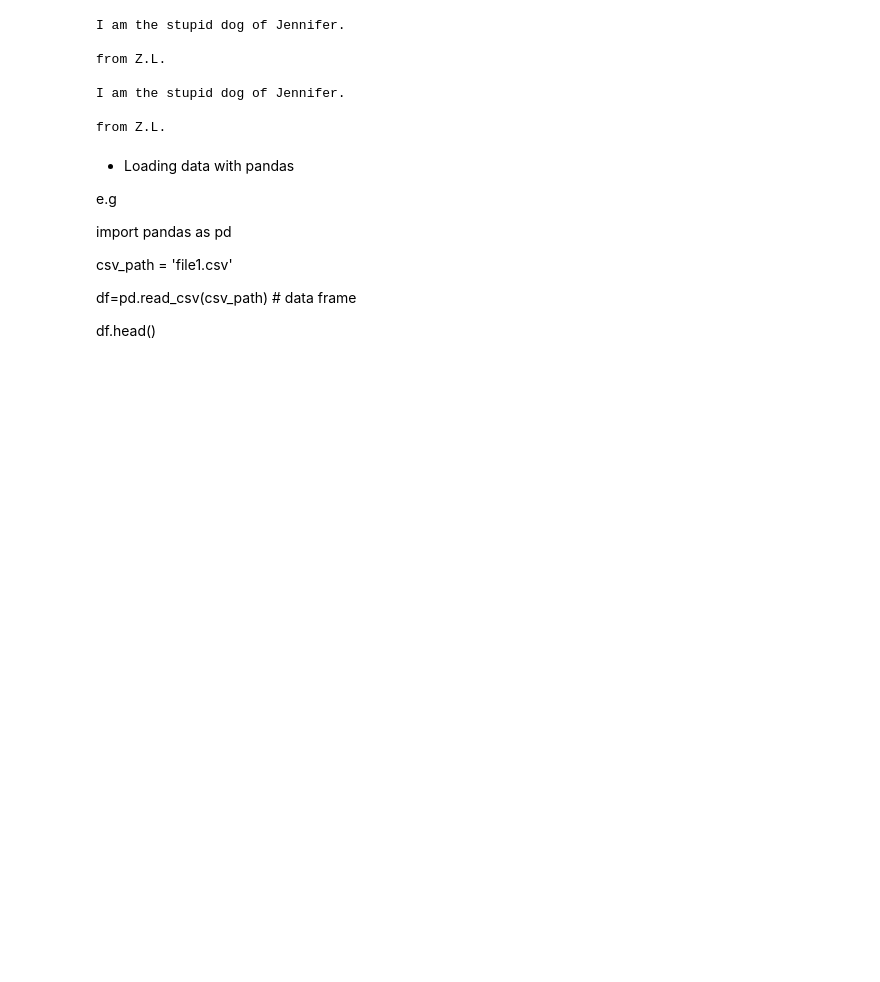
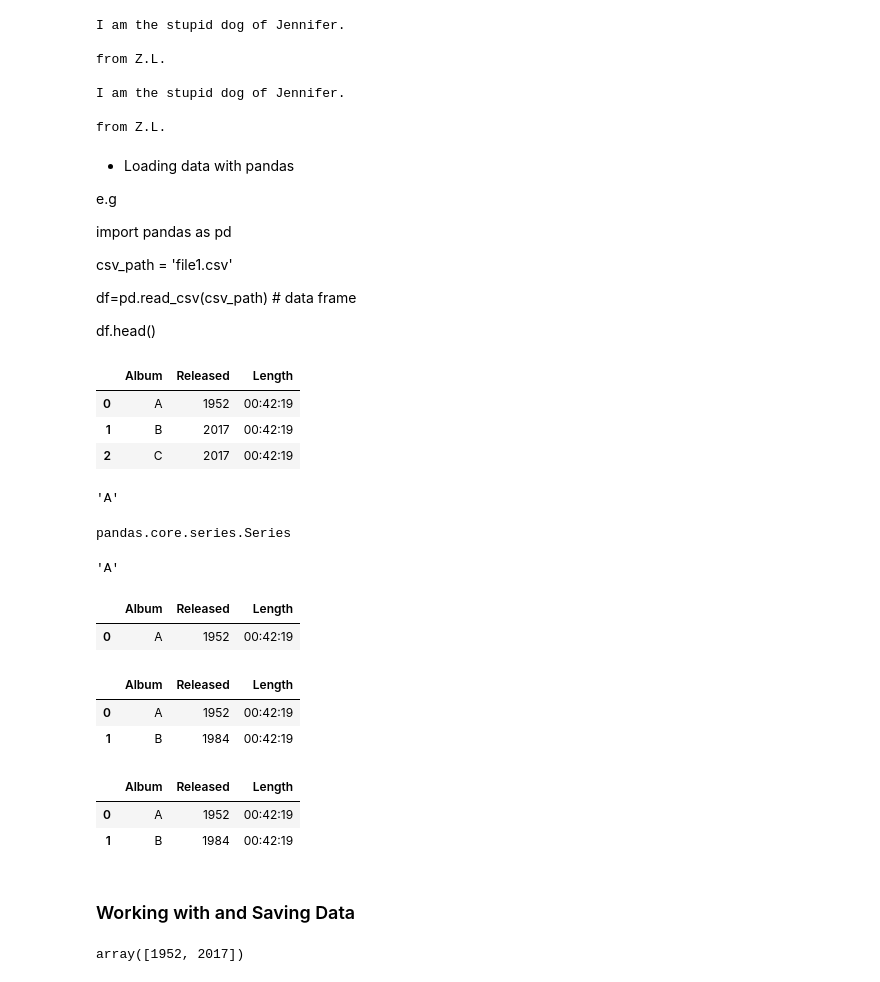
Before and after one commit to jenniferya/Python-notes, a Jupyter notebook: notes/notes.ipynb, the cells around one changed output. Cells and saved outputs as stored; diff of their text form; code cells hidden in the pictures; blank space fills up the shorter version.

```diff
--- a/notes/notes.ipynb
+++ b/notes/notes.ipynb
@@ -419,3 +419,61 @@ csv_path = 'file1.csv'
 df=pd.read_csv(csv_path) # data frame
 
 df.head()
+# %%
+import pandas as pd
+
+songs = {'Album': ['A','B','C'],
+        'Released':[1952,2017,2017],
+        'Length':['00:42:19','00:42:19','00:42:19']}
+
+df = pd.DataFrame(songs)
+df.head()
+# %% [output]
+|  | Album | Released | Length |
+| 0 | A | 1952 | 00:42:19 |
+| 1 | B | 2017 | 00:42:19 |
+| 2 | C | 2017 | 00:42:19 |
+# %%
+x = df[['Length']] #create a new data frame as df[list_name]
+                #from the existing one with the column Length
+
+y = df[['Released','Album']] #add multiple columns
+
+df.iloc[0,0] #access an element in the data frame, output is 'A'
+# %% [output]
+'A'
+# %%
+x = df['Length'] # get column as a series
+type(x)
+# %% [output]
+pandas.core.series.Series
+# %%
+df.loc[0,'Album'] # output should be 'A'
+# %% [output]
+'A'
+# %%
+z = df.iloc[0:1,0:3] # create a new data frame by slicing
+z.head() # should output the first row of df
+# %% [output]
+|  | Album | Released | Length |
+| 0 | A | 1952 | 00:42:19 |
+# %%
+z = df.iloc[[0,1],0:3] # create a new data frame by slicing
+z.head() # should output the first two rows of df
+# %% [output]
+|  | Album | Released | Length |
+| 0 | A | 1952 | 00:42:19 |
+| 1 | B | 1984 | 00:42:19 |
+# %%
+z = df.loc[0:1, 'Album':'Length']
+z.head() # should output the first two rows of df
+# %% [output]
+|  | Album | Released | Length |
+| 0 | A | 1952 | 00:42:19 |
+| 1 | B | 1984 | 00:42:19 |
+# %% [markdown]
+### Working with and Saving Data
+# %%
+df['Released'].unique() #list unique elements
+# %% [output]
+array([1952, 2017])
```
Also changed, not shown: parts of 12 cells of this notebook, 2 other files.
